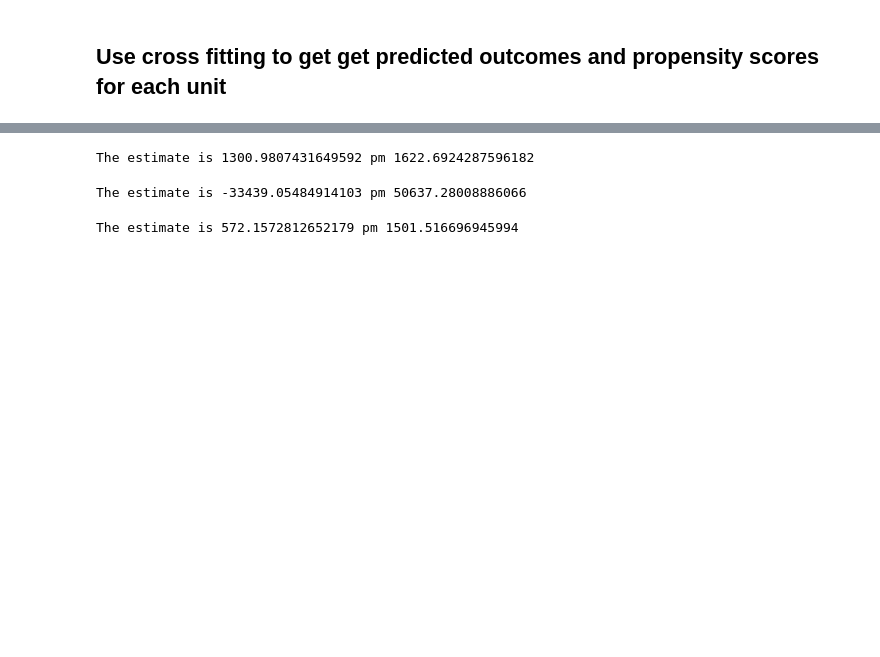
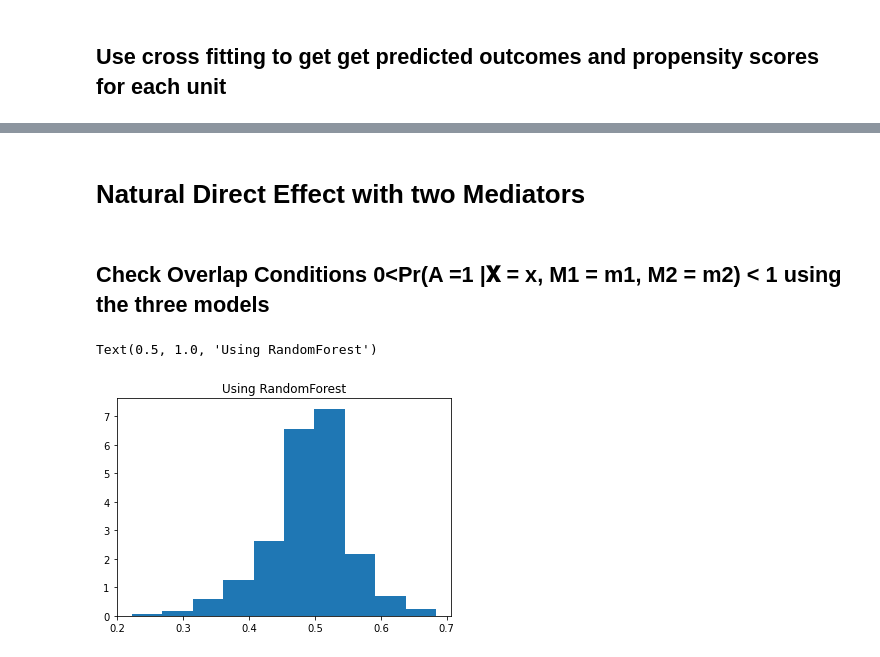
Before and after one commit to BaichenTan/ExperimentData_Adv, a Jupyter notebook: “ATE_Estimation_with_Machine_Learning_ipynb”的副本.ipynb, the cells around one changed output, grey strips where cells are left out. Drawn from its saved outputs; the diff is of its cells as text; code cells hidden in the pictures; blank space fills up the shorter version.

```diff
--- a/“ATE_Estimation_with_Machine_Learning_ipynb”的副本.ipynb
+++ b/“ATE_Estimation_with_Machine_Learning_ipynb”的副本.ipynb
@@ -49,0 +27,3 @@ treatment = lalonde1['treatment']
+# %%
+data = pd.read_csv("https://raw.githubusercontent.com/BaichenTan/ExperimentData_Adv/master/dataset_TRIMMED.csv")
+data
@@ -82,20 +362,22 @@ Test MSE of no-covariate model 246319790.55062827
 # %%
 # specify a model for the propensity score
 
-def make_g_model():
-#  return LogisticRegression(max_iter=1000)
+def make_gmodel_randomForest():
+
   return RandomForestClassifier(n_estimators=100, max_depth=5)
 
-g_model = make_g_model()
+gmodel_randomForest = make_gmodel_randomForest()
 # Sanity check that chosen model actually improves test error
 # A real analysis should give substantial attention to model selection and validation
-
-X_train, X_test, a_train, a_test = train_test_split(confounders, treatment, test_size=0.2)
-g_model.fit(X_train, a_train)
-a_pred = g_model.predict_proba(X_test)[:,1]
+'''
+# Sanity check of confounders with mediators
+X_train, X_test, a_train, a_test = train_test_split(confounders_with_Mediators, treatment, test_size=0.2)
+gmodel.fit(X_train, a_train)
+a_pred = gmodel.predict_proba(X_test)[:,1]
 
 test_ce=log_loss(a_test, a_pred)
 print(f"Test CE of fit model {test_ce}")
 baseline_ce=log_loss(a_test, a_train.mean()*np.ones_like(a_test))
 print(f"Test CE of no-covariate model {baseline_ce}")
+'''
 # %% [output]
@@ -103,0 +394,5 @@ Test CE of no-covariate model 0.21817471356014154
+# %%
+def make_gmodel_XGBClassifier():
+  return XGBClassifier(use_label_encoder=False, n_jobs=1, objective='binary:logistic',eval_metric = 'logloss', random_state =RANDOM_SEED)
+
+gmodel_XGBClassifier = make_gmodel_XGBClassifier()
@@ -103,0 +618,14 @@ Test CE of no-covariate model 0.21817471356014154
+# %%
+gmodel_XGBClassifier = make_gmodel_XGBClassifier()
+# Sanity check that chosen model actually improves test error
+# A real analysis should give substantial attention to model selection and validation
+
+# Sanity check of confounders with mediators
+X_train, X_test, a_train, a_test = train_test_split(confounders_with_mediatorStudyHabits, treatment, test_size=0.2)
+gmodel_XGBClassifier.fit(X_train, a_train)
+a_pred = gmodel_XGBClassifier.predict_proba(X_test)[:,1]
+
+test_ce_XGSB=log_loss(a_test, a_pred)
+print(f"Test CE of fit model {test_ce_XGSB}")
+baseline_ce_XGSB=log_loss(a_test, a_train.mean()*np.ones_like(a_test))
+print(f"Test CE of no-covariate model {baseline_ce_XGSB}")
@@ -235,24 +752,16 @@ def ate_aiptw(Q0, Q1, g, A, Y, prob_t=None):
   std_hat = np.std(scores) / np.sqrt(n)
 
   return tau_hat, std_hat
-# %%
-tau_hat, std_hat = att_aiptw(**data_and_nuisance_estimates)
-print(f"The estimate is {tau_hat} pm {1.96*std_hat}")
-# %% [output]
-The estimate is 1300.9807431649592 pm 1622.6924287596182
-# %%
-in_treated = data_and_nuisance_estimates['A']==1
-treated_estimates = data_and_nuisance_estimates[in_treated]
-tau_hat, std_hat = ate_aiptw(**treated_estimates)
-print(f"The estimate is {tau_hat} pm {1.96*std_hat}")
-# %% [output]
-The estimate is -33439.05484914103 pm 50637.28008886066
-# %%
-# The LaLonde data has severe overlap issues. Lets try computing the estimate restricted to a population with only reasonable propensity scores
-g = data_and_nuisance_estimates['g']
-in_overlap_popluation = ( g < 0.90)
-overlap_data_and_nuisance = data_and_nuisance_estimates[in_overlap_popluation]
-tau_hat, std_hat = att_aiptw(**overlap_data_and_nuisance)
-print(f"The estimate is {tau_hat} pm {1.96*std_hat}")
-# %% [output]
-The estimate is 572.1572812652179 pm 1501.516696945994
+# %% [markdown]
+# Natural Direct Effect with two Mediators
+# %% [markdown]
+## Check Overlap Conditions 0<Pr(A =1 |𝐗 = x, M1 = m1, M2 = m2) < 1 using the three models
+# %%
+#check the ovrlap conditions using randomForest
+#get the propensity score function
+g1 = treatment_k_fold_fit_and_predict(make_gmodel_randomForest, X=confounders_with_allMediators, A=treatment, n_splits=10)
+hist(g1, density=True)
+plt.title("Using RandomForest")
+# %% [output]
+Text(0.5, 1.0, 'Using RandomForest')
+[figure, added]
```
Also changed, not shown: parts of 201 cells of this notebook.
